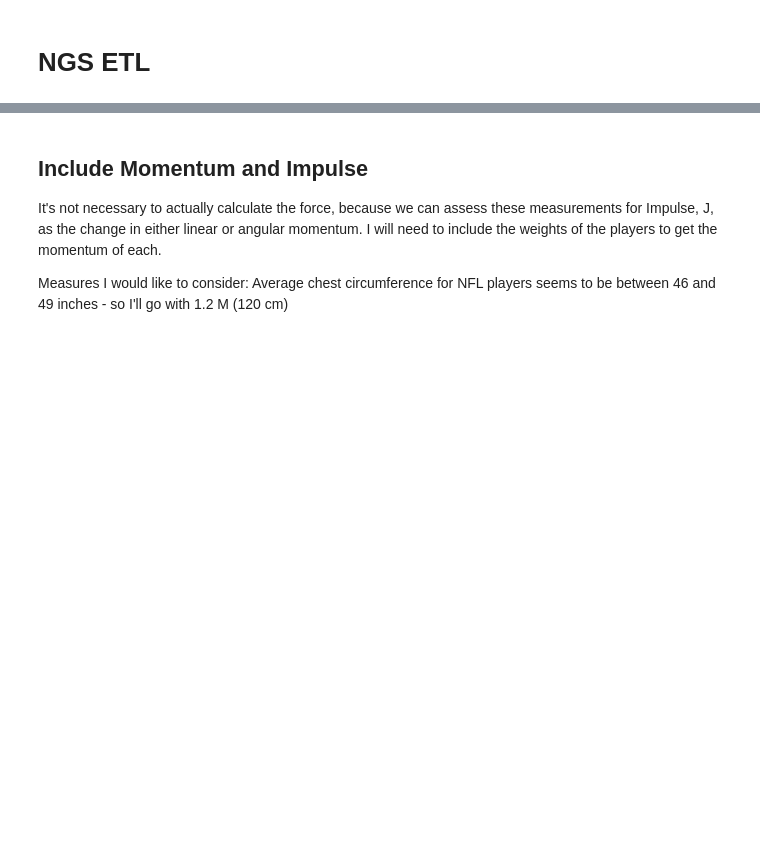
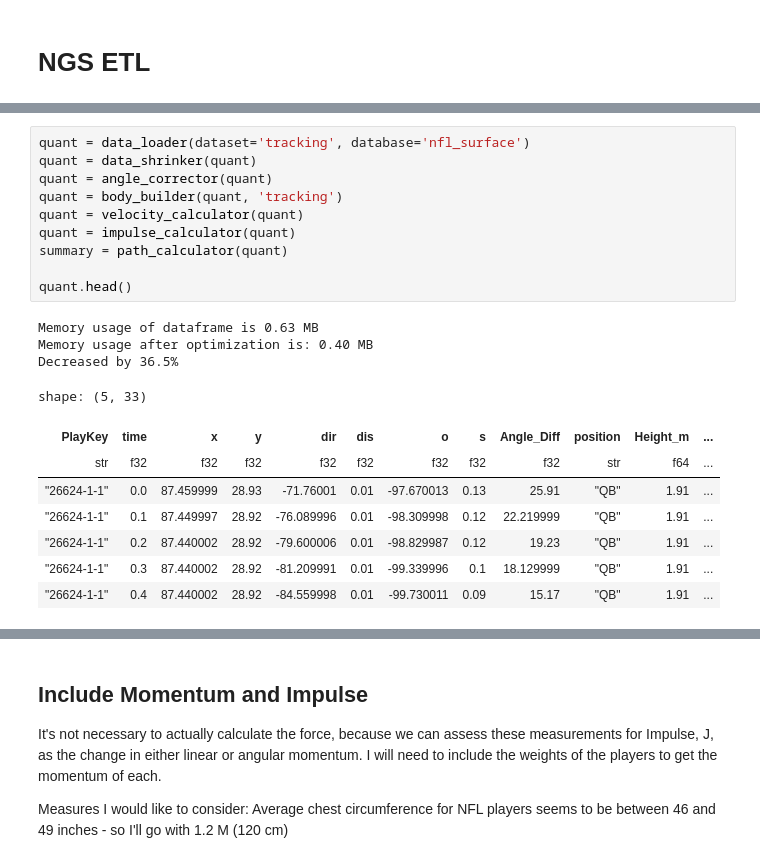
Before and after one commit to FreshOats/NFL_Data_Science, a Jupyter notebook: ETL/ngs_etl.ipynb, the cells around one changed output, grey strips where cells are left out. Cells and saved outputs as stored; diff of their text form; blank space fills up the shorter version.

```diff
--- a/ETL/ngs_etl.ipynb
+++ b/ETL/ngs_etl.ipynb
@@ -160,0 +294,22 @@ def weight_gainer(df):
+# %%
+quant = data_loader(dataset='tracking', database='nfl_surface')
+quant = data_shrinker(quant)
+quant = angle_corrector(quant)
+quant = body_builder(quant, 'tracking')
+quant = velocity_calculator(quant)
+quant = impulse_calculator(quant)
+summary = path_calculator(quant)
+
+quant.head()
+# %% [output]
+Memory usage of dataframe is 0.63 MB
+Memory usage after optimization is: 0.40 MB
+Decreased by 36.5%
+shape: (5, 33)
+| PlayKey | time | x | y | dir | dis | o | s | Angle_Diff | position | Height_m | ... |
+| str | f32 | f32 | f32 | f32 | f32 | f32 | f32 | f32 | str | f64 | ... |
+| "26624-1-1" | 0.0 | 87.459999 | 28.93 | -71.76001 | 0.01 | -97.670013 | 0.13 | 25.91 | "QB" | 1.91 | ... |
+| "26624-1-1" | 0.1 | 87.449997 | 28.92 | -76.089996 | 0.01 | -98.309998 | 0.12 | 22.219999 | "QB" | 1.91 | ... |
+| "26624-1-1" | 0.2 | 87.440002 | 28.92 | -79.600006 | 0.01 | -98.829987 | 0.12 | 19.23 | "QB" | 1.91 | ... |
+| "26624-1-1" | 0.3 | 87.440002 | 28.92 | -81.209991 | 0.01 | -99.339996 | 0.1 | 18.129999 | "QB" | 1.91 | ... |
+| "26624-1-1" | 0.4 | 87.440002 | 28.92 | -84.559998 | 0.01 | -99.730011 | 0.09 | 15.17 | "QB" | 1.91 | ... |
```
Also changed, not shown: parts of 21 cells of this notebook, 4 other files.
